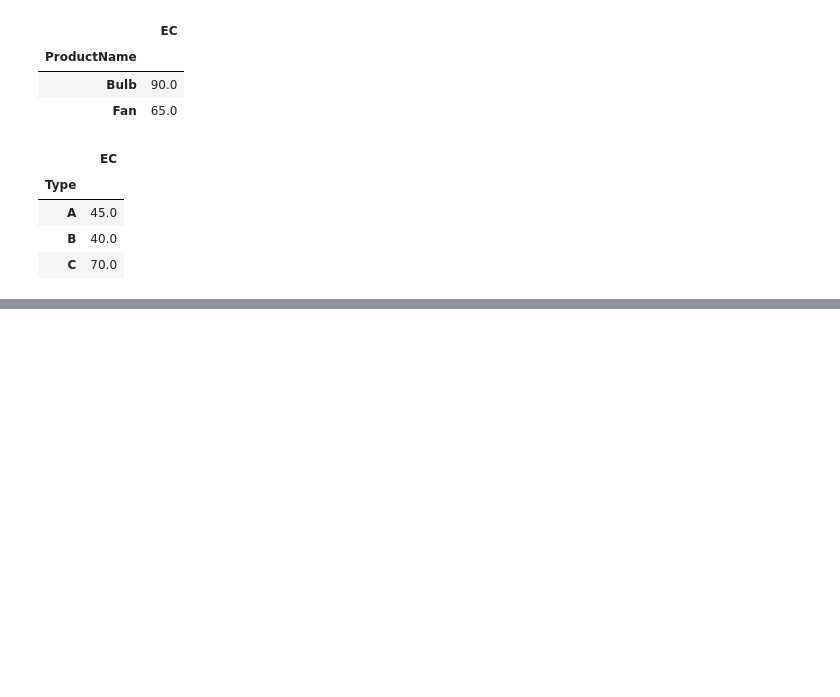
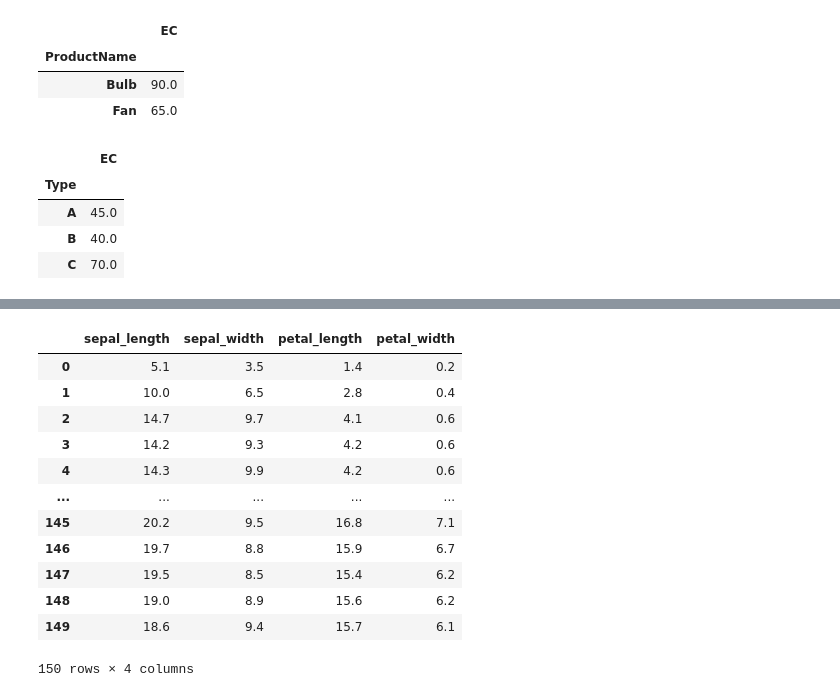
Before and after one commit to JakeBestDev/Packt_AIScience_Data_Science_Machine_Learning, a Jupyter notebook: Module_2_Python_Data_Visualization_and_Understanding/lab_2_advance_pandas.ipynb, the cells around one changed output, grey strips where cells are left out. Cells and saved outputs as stored; diff of their text form; code cells hidden in the pictures; blank space fills up the shorter version.

```diff
--- a/Module_2_Python_Data_Visualization_and_Understanding/lab_2_advance_pandas.ipynb
+++ b/Module_2_Python_Data_Visualization_and_Understanding/lab_2_advance_pandas.ipynb
@@ -769,0 +828,5 @@ df.groupby(level="Type").sum()
+# %%
+## We can do this on larger datasets like the iris dataset from previous lessions
+
+import seaborn as sns
+iris = sns.load_dataset('iris')
@@ -769,0 +842,6 @@ df.groupby(level="Type").sum()
+# %%
+## Now lets try rolling with the iris dataset
+## First we must remove the non-int column, like the species column as computations cannot be completed
+
+df = iris.drop(['species'],axis=1)
+df.head()
@@ -769,0 +855,19 @@ df.groupby(level="Type").sum()
+# %%
+## So now lets roll the sum of every 3 columns
+## Notice row 1 only added row 0 and 1, because there is a NaN value so it only sums those values
+
+df.rolling(3,min_periods=1).sum()
+# %% [output]
+|  | sepal_length | sepal_width | petal_length | petal_width |
+| 0 | 5.1 | 3.5 | 1.4 | 0.2 |
+| 1 | 10.0 | 6.5 | 2.8 | 0.4 |
+| 2 | 14.7 | 9.7 | 4.1 | 0.6 |
+| 3 | 14.2 | 9.3 | 4.2 | 0.6 |
+| 4 | 14.3 | 9.9 | 4.2 | 0.6 |
+| ... | ... | ... | ... | ... |
+| 145 | 20.2 | 9.5 | 16.8 | 7.1 |
+| 146 | 19.7 | 8.8 | 15.9 | 6.7 |
+| 147 | 19.5 | 8.5 | 15.4 | 6.2 |
+| 148 | 19.0 | 8.9 | 15.6 | 6.2 |
+| 149 | 18.6 | 9.4 | 15.7 | 6.1 |
+150 rows × 4 columns
```
Also changed, not shown: parts of 13 cells of this notebook.
